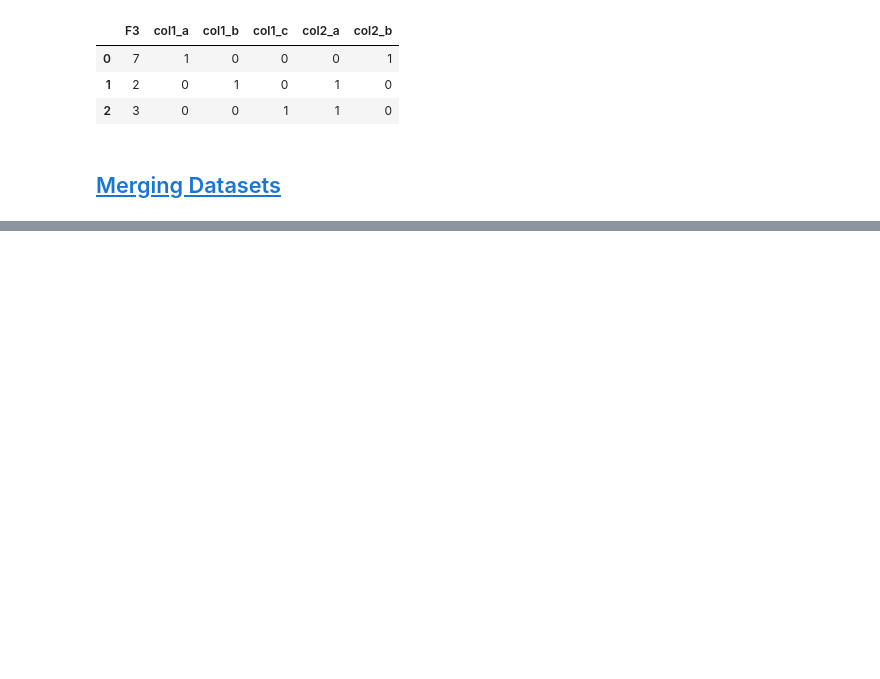
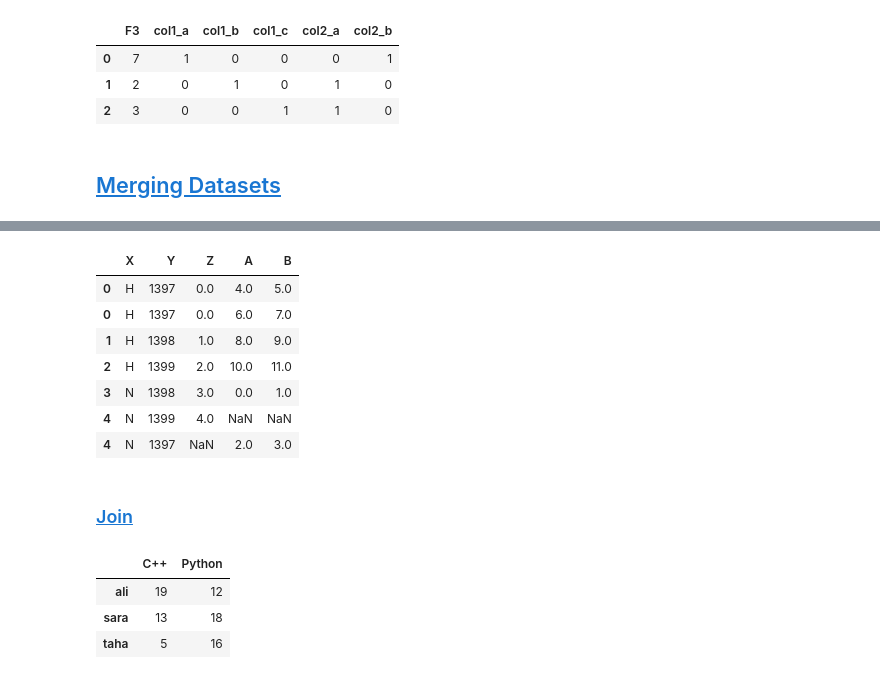
Before and after one commit to AliShariatian/Analyze-and-Prepare-data-using-Python, a Jupyter notebook: main.ipynb, the cells around one changed output, grey strips where cells are left out. Cells and saved outputs as stored; diff of their text form; code cells hidden in the pictures; blank space fills up the shorter version.

```diff
--- a/main.ipynb
+++ b/main.ipynb
@@ -3312,0 +3628,7 @@ pd.get_dummies(df, prefix=['col1', 'col2'])
+# %%
+data1 = {'X': ['H', 'H', 'H', 'N', 'N'],
+         'Y': [1397, 1398, 1399, 1398, 1399],
+         'Z': np.arange(5.0)}
+
+df1 = pd.DataFrame(data1)
+df1
@@ -3312,0 +3642,6 @@ pd.get_dummies(df, prefix=['col1', 'col2'])
+# %%
+i = [['N', 'N', 'H', 'H', 'H', 'H'],
+     [1398, 1397, 1397, 1397, 1398, 1399]]
+
+df2 = pd.DataFrame(np.arange(12).reshape((6, 2)), index=i, columns=['A', 'B'])
+df2
@@ -3312,0 +3665,23 @@ pd.get_dummies(df, prefix=['col1', 'col2'])
+# %%
+pd.merge(df1, df2, left_on=['X', 'Y'], right_index=True, how='outer')
+# %% [output]
+|  | X | Y | Z | A | B |
+| 0 | H | 1397 | 0.0 | 4.0 | 5.0 |
+| 0 | H | 1397 | 0.0 | 6.0 | 7.0 |
+| 1 | H | 1398 | 1.0 | 8.0 | 9.0 |
+| 2 | H | 1399 | 2.0 | 10.0 | 11.0 |
+| 3 | N | 1398 | 3.0 | 0.0 | 1.0 |
+| 4 | N | 1399 | 4.0 | NaN | NaN |
+| 4 | N | 1397 | NaN | 2.0 | 3.0 |
+# %% [markdown]
+### <a id='toc1_5_3_'></a>[Join](#toc0_)
+# %%
+df1 = pd.DataFrame([[19, 12], [13, 18], [5, 16]],
+                   index=['ali', 'sara', 'taha'],
+                   columns=['C++', 'Python'])
+df1
+# %% [output]
+|  | C++ | Python |
+| ali | 19 | 12 |
+| sara | 13 | 18 |
+| taha | 5 | 16 |
```
Also changed, not shown: parts of 109 cells of this notebook, 1 other file.
